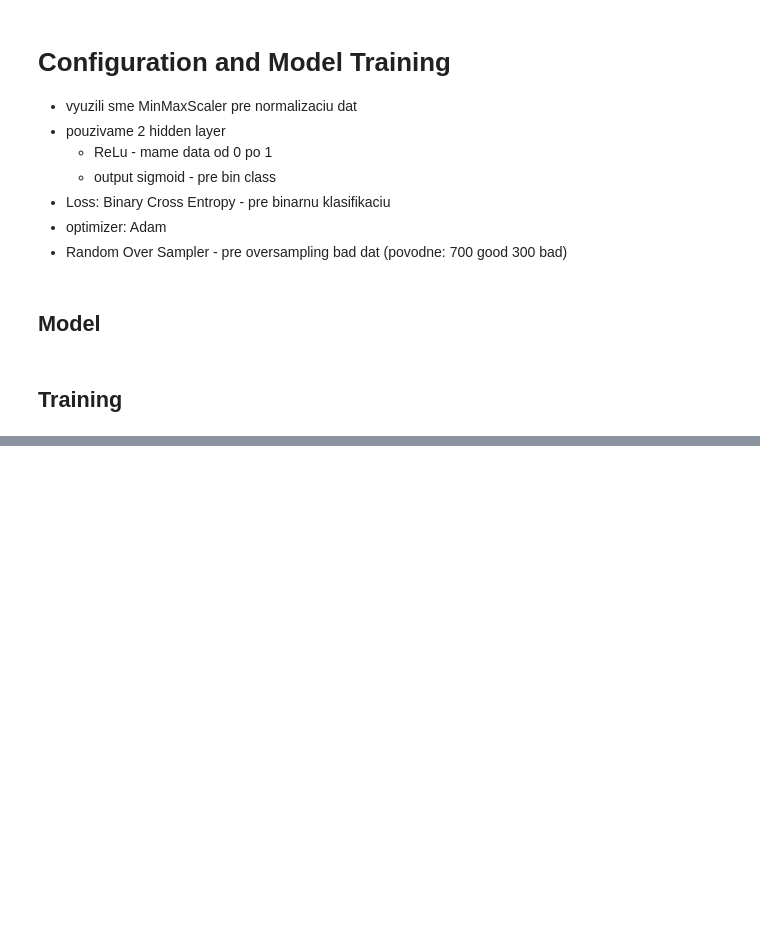
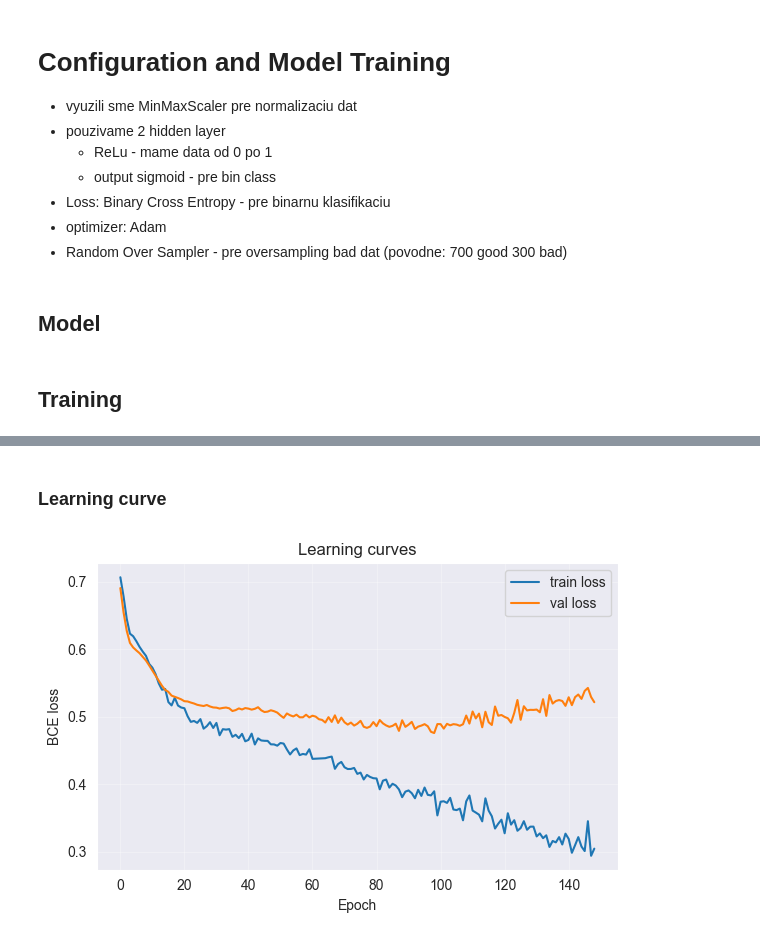
Before and after one commit to waspiix/ZNEUS_team_Stefanec-Horan, a Jupyter notebook: index.ipynb, the cells around one changed output, grey strips where cells are left out. Drawn from its saved outputs; the diff is of its cells as text; code cells hidden in the pictures; blank space fills up the shorter version.

```diff
--- a/index.ipynb
+++ b/index.ipynb
@@ -756,9 +766,10 @@ drop_cols = [
 ]
 
 X_train = X_train.drop(columns=drop_cols, errors='ignore')
+X_val = X_val.drop(columns=drop_cols, errors='ignore')
 X_test  = X_test.drop(columns=drop_cols, errors='ignore')
 
-# --- Basic split up based on types ---
+# --- Basic split up based on types - numerical and categorical ---
 num_base = X_train.select_dtypes(include=[np.number]).columns.tolist()
 cat_base = X_train.select_dtypes(include=['object','category']).columns.tolist()
 
@@ -908,15 +921,27 @@ CFG = {
     "seed": 42,
     "device": "cuda" if torch.cuda.is_available() else "cpu",
     "preprocessor": preproc_robust,   # <- ColumnTransformer from the above
+    "preprocessor_name": "robust",      # only for W&B
     "max_epochs": 150,
     "batch_size": 64,
     "lr": 0.001,
     "h1": 32,
     "h2": 16,
-    "drop1": 0.30,
+    "drop1": 0.20,
     "drop2": 0.20,
-    "patience": 250,                # early stopping
+    "patience": 50,                # early stopping
+        # W&B
+    "project": "credit-risk-mlp",
+    "entity": None,
 }
+
+# for wandb
+def build_run_name(cfg):
+    return (f"{cfg['preprocessor_name']}"
+            f"_h{cfg['h1']}-{cfg['h2']}"
+            f"_dr{int(cfg['drop1']*100)}-{int(cfg['drop2']*100)}"
+            f"_lr{cfg['lr']}"
+            f"_bs{cfg['batch_size']}")
 # %% [markdown]
 ## Model
 # %%
@@ -1143,0 +1072,8 @@ Epoch 150 | train_loss=0.3295 | val_loss=0.6286
+# %%
+# === TRAIN & OUTPUTS ===
+results, model, fitted_preprocessor, history, prob = run_torch_experiment(CFG)
+print("Test metrics:", results)
+
+# mutual alias for next cells
+y_true = y_test.values.astype(int) # true values
+y_prob = prob.ravel()   # predicted probabilities from the model
@@ -1143,0 +1112,10 @@ Epoch 150 | train_loss=0.3295 | val_loss=0.6286
+# %% [markdown]
+### Learning curve
+# %%
+plt.figure(figsize=(6,4))
+plt.plot(history["train_loss"], label="train loss")
+plt.plot(history["val_loss"],   label="val loss")
+plt.xlabel("Epoch"); plt.ylabel("BCE loss"); plt.title("Learning curves")
+plt.legend(); plt.grid(alpha=0.3); plt.tight_layout(); plt.show()
+# %% [output]
+[figure, added]
```
Also changed, not shown: parts of 18 cells of this notebook.
